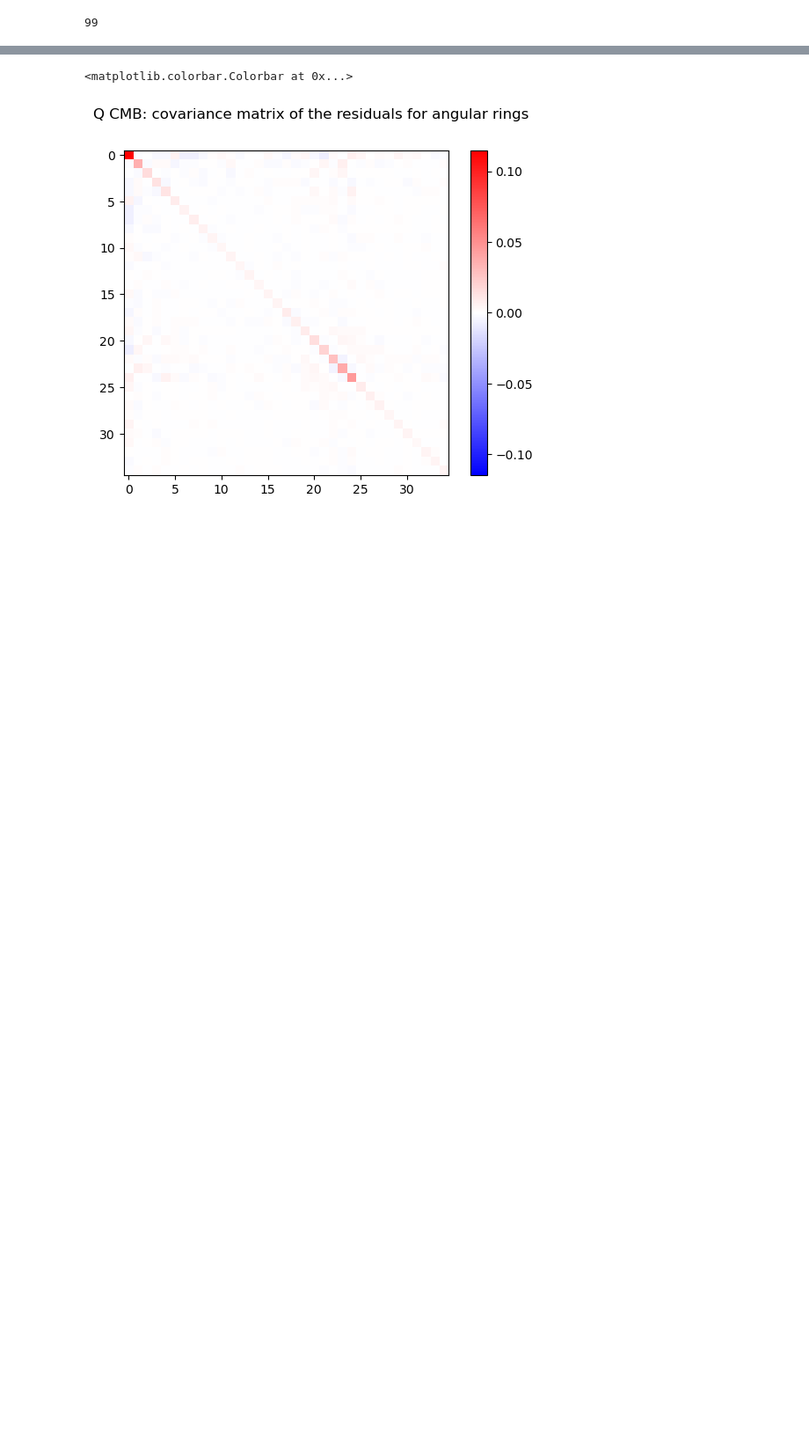
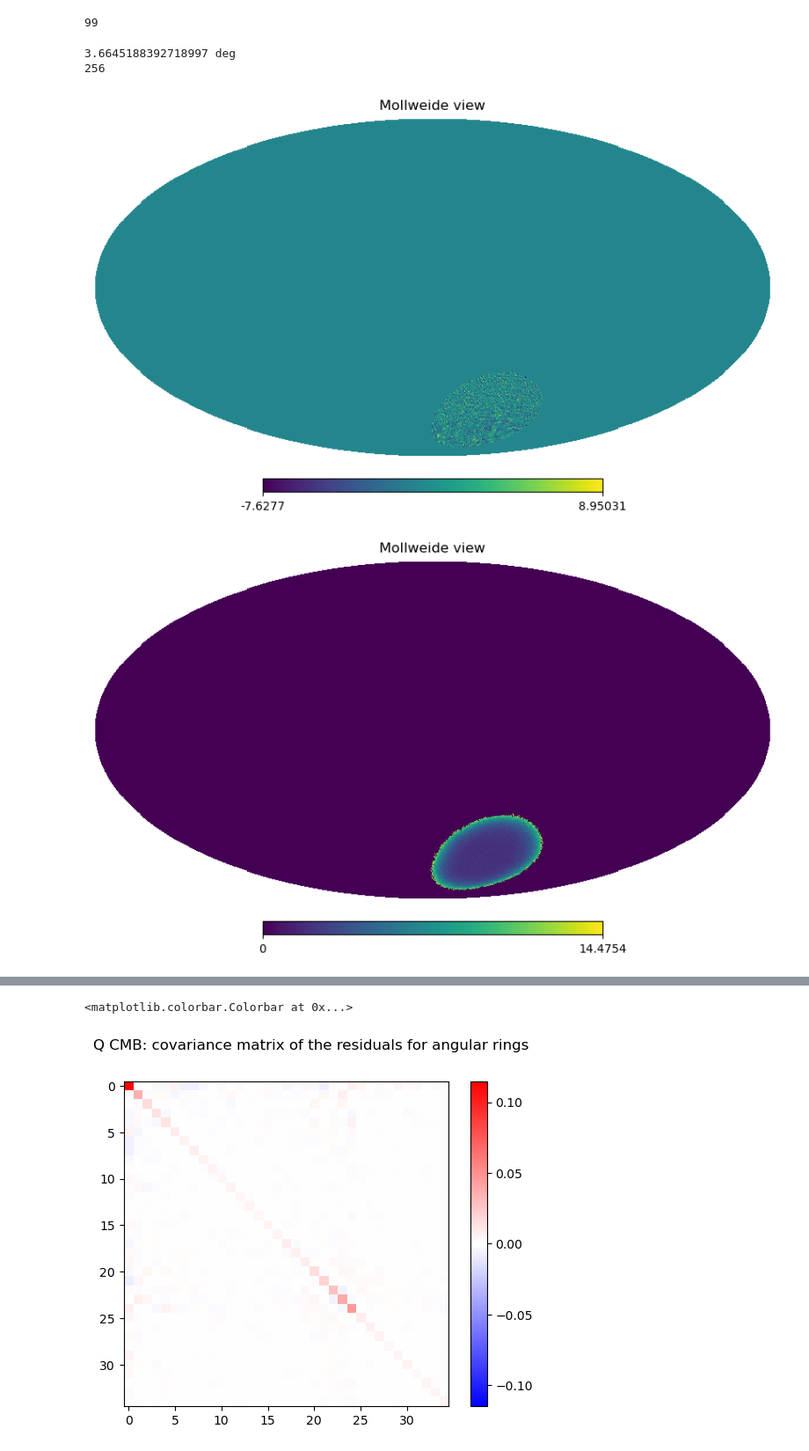
Before and after one commit to mathias77515/CMM-Pipeline, a Jupyter notebook: scripts_nahuel/noise_analysis.ipynb, the cells around one changed output, grey strips where cells are left out. Shown at 88% size. Drawn from its saved outputs; the diff is of its cells as text; code cells hidden in the pictures; blank space fills up the shorter version.

Commit message:
spatial noise correlations

```diff
--- a/scripts_nahuel/noise_analysis.ipynb
+++ b/scripts_nahuel/noise_analysis.ipynb
@@ -107,7 +107,7 @@ def noise_analysis_qubicpatch(map_file,constant_spectral_index=True,nbins_ring=2
 
     residuals_angular_rings = np.array([[angs_cmb,I_cmb,Q_cmb,U_cmb,dI_cmb,dQ_cmb,dU_cmb],[angs_dust,I_dust,Q_dust,U_dust,dI_dust,dQ_dust,dU_dust]])
 
-    return comp_out_qubicpatch, comp_in_qubicpatch, residuals_qubicpatch, residuals_angular_circles, residuals_angular_rings, angmax
+    return comp_out_qubicpatch, comp_in_qubicpatch, residuals_qubicpatch, residuals_angular_circles, residuals_angular_rings, angmax, residuals, seenpix, nside
 # %%
 sys.path.insert(1,"/home/nahue-ofi/CMM-Pipeline/src")
 
@@ -115,7 +115,9 @@ from simtools.analysis import get_angular_profile
 # %%
 constant_spectral_index = True
 nbins_ring = 35
-res_qubic = []#np.zeros((nreals,pi))
+
+res = []
+
 angs_cmb = np.zeros((nreals,nbins_ring))
 Q_cmb = np.zeros((nreals,nbins_ring))
 U_cmb = np.zeros((nreals,nbins_ring))
@@ -137,7 +139,7 @@ dQ_dust_int = np.zeros(nreals)
 dU_dust_int = np.zeros(nreals)
 
 for i,map_file in enumerate(realizations):
-    comp_out_qubicpatch, comp_in_qubicpatch, residuals_qubicpatch, residuals_angular_circles, residuals_angular_rings, angmax = noise_analysis_qubicpatch(map_file,constant_spectral_index=constant_spectral_index,nbins_ring=nbins_ring)
+    comp_out_qubicpatch, comp_in_qubicpatch, residuals_qubicpatch, residuals_angular_circles, residuals_angular_rings, angmax, residuals, seenpix, nside = noise_analysis_qubicpatch(map_file,constant_spectral_index=constant_spectral_index,nbins_ring=nbins_ring)
     angs_cmb[i,:] = residuals_angular_rings[0,0]
     Q_cmb[i,:] = residuals_angular_rings[0,2]
     U_cmb[i,:] = residuals_angular_rings[0,3]
@@ -157,6 +159,6 @@ for i,map_file in enumerate(realizations):
     U_dust_int[i] = residuals_angular_circles[1,3][0]
     dQ_dust_int[i] = residuals_angular_circles[1,5][0]
     dU_dust_int[i] = residuals_angular_circles[1,6][0]
-#     res_qubic.append(residuals_qubicpatch)
+    res.append(residuals)
 
-# res_qubic = np.array(res_qubic)
+res = np.array(res)
@@ -175,0 +165,39 @@ for i,map_file in enumerate(realizations):
+# %%
+npix = hp.nside2npix(nside)
+mask = np.zeros(npix)
+mask[seenpix] = 1
+
+masked_res = np.zeros((nreals,npix))
+for i in range(nreals):
+    masked_res[i,:] = mask * res[i,0,:,1]
+
+masked_mean_res = mask*np.mean(res[:,0,:,1],axis=0)
+
+hp.mollview(masked_mean_res)
+hp.mollview(np.std(masked_res,axis=0))
+
+nside_out = 16
+npix_out = hp.nside2npix(nside_out)
+ang_resolution = hp.nside2resol(nside_out, arcmin=True) / 60 # in deg
+ratio_pixin_pixout = npix // npix_out
+
+print(f'{ang_resolution} deg')
+print(ratio_pixin_pixout)
+
+avg_type = 'std'
+dispersion = False
+
+res_dg = hp.pixelfunc.ud_grade(masked_res, nside_out)
+res_mean_dg = hp.pixelfunc.ud_grade(masked_mean_res, nside_out)
+res_rms_dg = hp.pixelfunc.ud_grade(masked_res, nside_out, avg_type=avg_type, dispersion=dispersion)
+
+hp.mollview(np.mean(res_dg,axis=0))
+hp.mollview(res_mean_dg)
+
+hp.mollview(np.std(res_dg,axis=0))
+hp.mollview(np.mean(res_rms_dg,axis=0))
+# %% [output]
+3.6645188392718997 deg
+256
+[figure, added]
+[figure, added]
```
Also changed, not shown: parts of 8 cells of this notebook.
